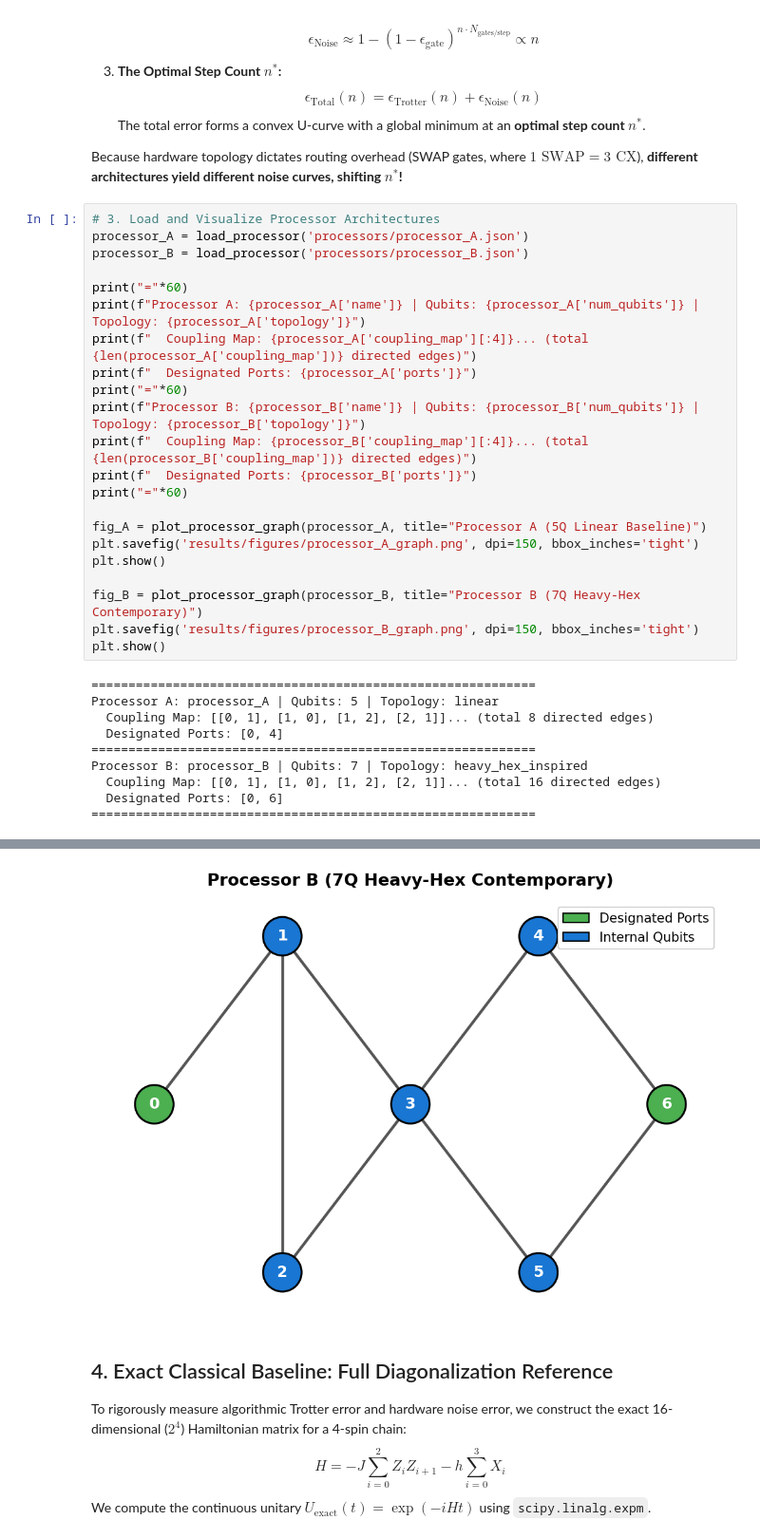
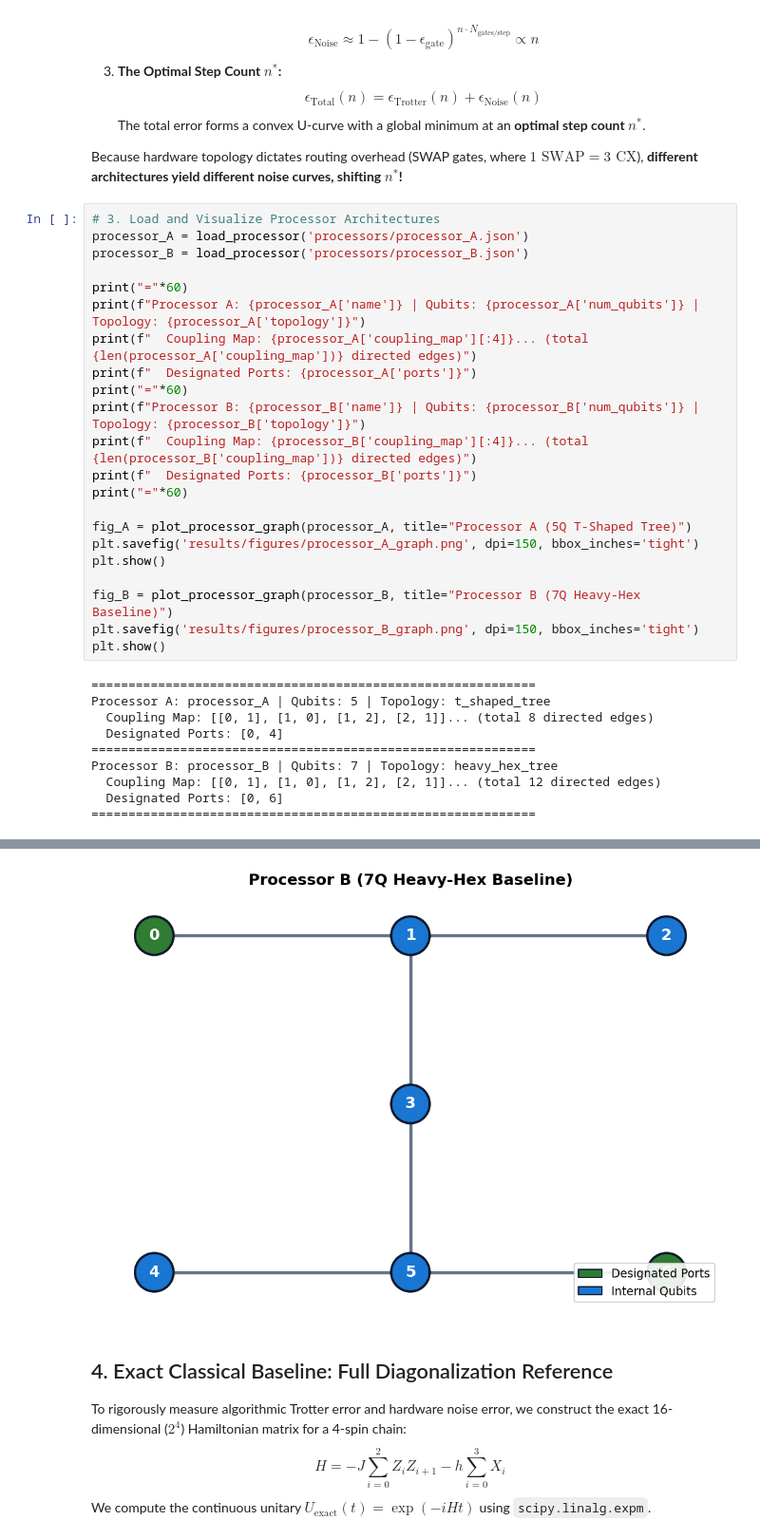
Before and after one commit to Drb-07/qff-s3, a Jupyter notebook: main.ipynb, the cells around one changed output, grey strips where cells are left out. Shown at 95% size. Saved outputs shown, nothing was run; the diff lists cells and outputs as text.

```diff
--- a/main.ipynb
+++ b/main.ipynb
@@ -94,20 +97,20 @@ print(f"  Coupling Map: {processor_B['coupling_map'][:4]}... (total {len(process
 print(f"  Designated Ports: {processor_B['ports']}")
 print("="*60)
 
-fig_A = plot_processor_graph(processor_A, title="Processor A (5Q Linear Baseline)")
+fig_A = plot_processor_graph(processor_A, title="Processor A (5Q T-Shaped Tree)")
 plt.savefig('results/figures/processor_A_graph.png', dpi=150, bbox_inches='tight')
 plt.show()
 
-fig_B = plot_processor_graph(processor_B, title="Processor B (7Q Heavy-Hex Contemporary)")
+fig_B = plot_processor_graph(processor_B, title="Processor B (7Q Heavy-Hex Baseline)")
 plt.savefig('results/figures/processor_B_graph.png', dpi=150, bbox_inches='tight')
 plt.show()
 # %% [output]
 ============================================================
-Processor A: processor_A | Qubits: 5 | Topology: linear
+Processor A: processor_A | Qubits: 5 | Topology: t_shaped_tree
   Coupling Map: [[0, 1], [1, 0], [1, 2], [2, 1]]... (total 8 directed edges)
   Designated Ports: [0, 4]
 ============================================================
-Processor B: processor_B | Qubits: 7 | Topology: heavy_hex_inspired
-  Coupling Map: [[0, 1], [1, 0], [1, 2], [2, 1]]... (total 16 directed edges)
+Processor B: processor_B | Qubits: 7 | Topology: heavy_hex_tree
+  Coupling Map: [[0, 1], [1, 0], [1, 2], [2, 1]]... (total 12 directed edges)
   Designated Ports: [0, 6]
 ============================================================
@@ -115,4 +118,4 @@ Processor B: processor_B | Qubits: 7 | Topology: heavy_hex_inspired
-[figure, old version]
+[figure, new version]
 # %% [markdown]
 ## 4. Exact Classical Baseline: Full Diagonalization Reference
 To rigorously measure algorithmic Trotter error and hardware noise error, we construct the exact 16-dimensional ($2^4$) Hamiltonian matrix for a 4-spin chain:
```
Also changed, not shown: parts of 17 cells of this notebook, 45 other files.
